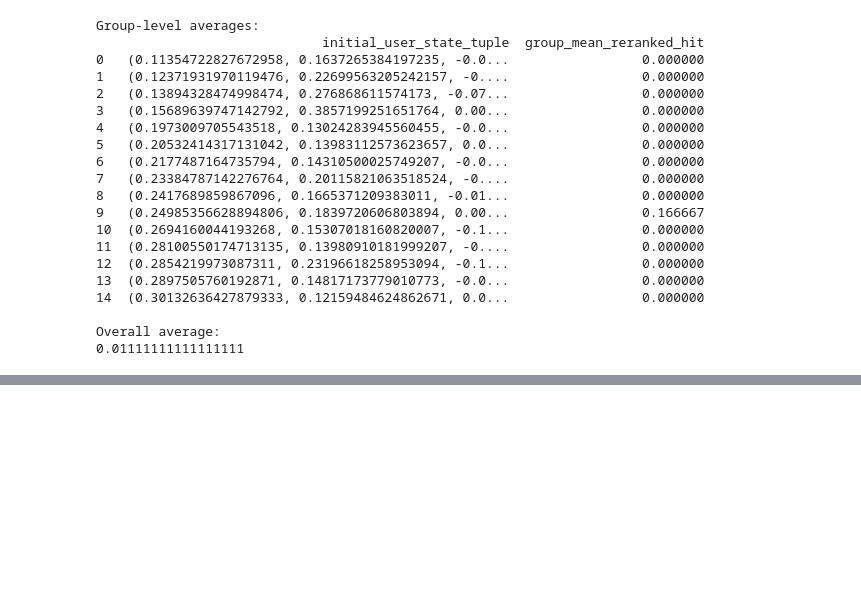
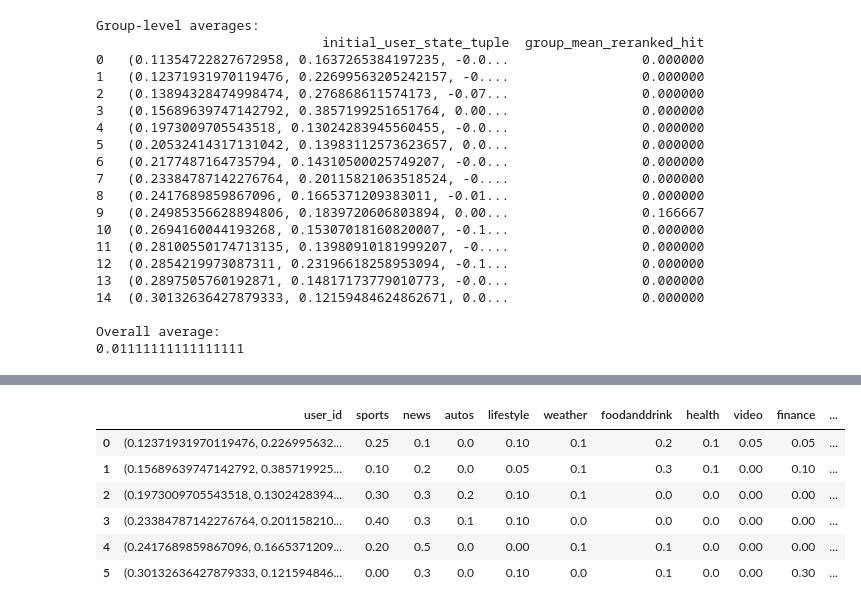
Before and after one commit to Asr419/reasoning_over_slaterecs, a Jupyter notebook: src/reasoning_over_slaterecs/mind_dataset/load_slates_rl_data.ipynb, the cells around one changed output, grey strips where cells are left out. Saved outputs shown, nothing was run; the diff lists cells and outputs as text; code cells hidden in the pictures; blank space fills up the shorter version.

```diff
--- a/src/reasoning_over_slaterecs/mind_dataset/load_slates_rl_data.ipynb
+++ b/src/reasoning_over_slaterecs/mind_dataset/load_slates_rl_data.ipynb
@@ -818,0 +899,10 @@ Overall average:
+# %%
+rl_category_df
+# %% [output]
+|  | user_id | sports | news | autos | lifestyle | weather | foodanddrink | health | video | finance | ... |
+| 0 | (0.12371931970119476, 0.226995632... | 0.25 | 0.1 | 0.0 | 0.10 | 0.1 | 0.2 | 0.1 | 0.05 | 0.05 | ... |
+| 1 | (0.15689639747142792, 0.385719925... | 0.10 | 0.2 | 0.0 | 0.05 | 0.1 | 0.3 | 0.1 | 0.00 | 0.10 | ... |
+| 2 | (0.1973009705543518, 0.1302428394... | 0.30 | 0.3 | 0.2 | 0.10 | 0.1 | 0.0 | 0.0 | 0.00 | 0.00 | ... |
+| 3 | (0.23384787142276764, 0.201158210... | 0.40 | 0.3 | 0.1 | 0.10 | 0.0 | 0.0 | 0.0 | 0.00 | 0.00 | ... |
+| 4 | (0.2417689859867096, 0.1665371209... | 0.20 | 0.5 | 0.0 | 0.00 | 0.1 | 0.1 | 0.0 | 0.00 | 0.00 | ... |
+| 5 | (0.30132636427879333, 0.121594846... | 0.00 | 0.3 | 0.0 | 0.10 | 0.0 | 0.1 | 0.0 | 0.00 | 0.30 | ... |
```
Also changed, not shown: parts of 31 cells of this notebook, 4 other files.
